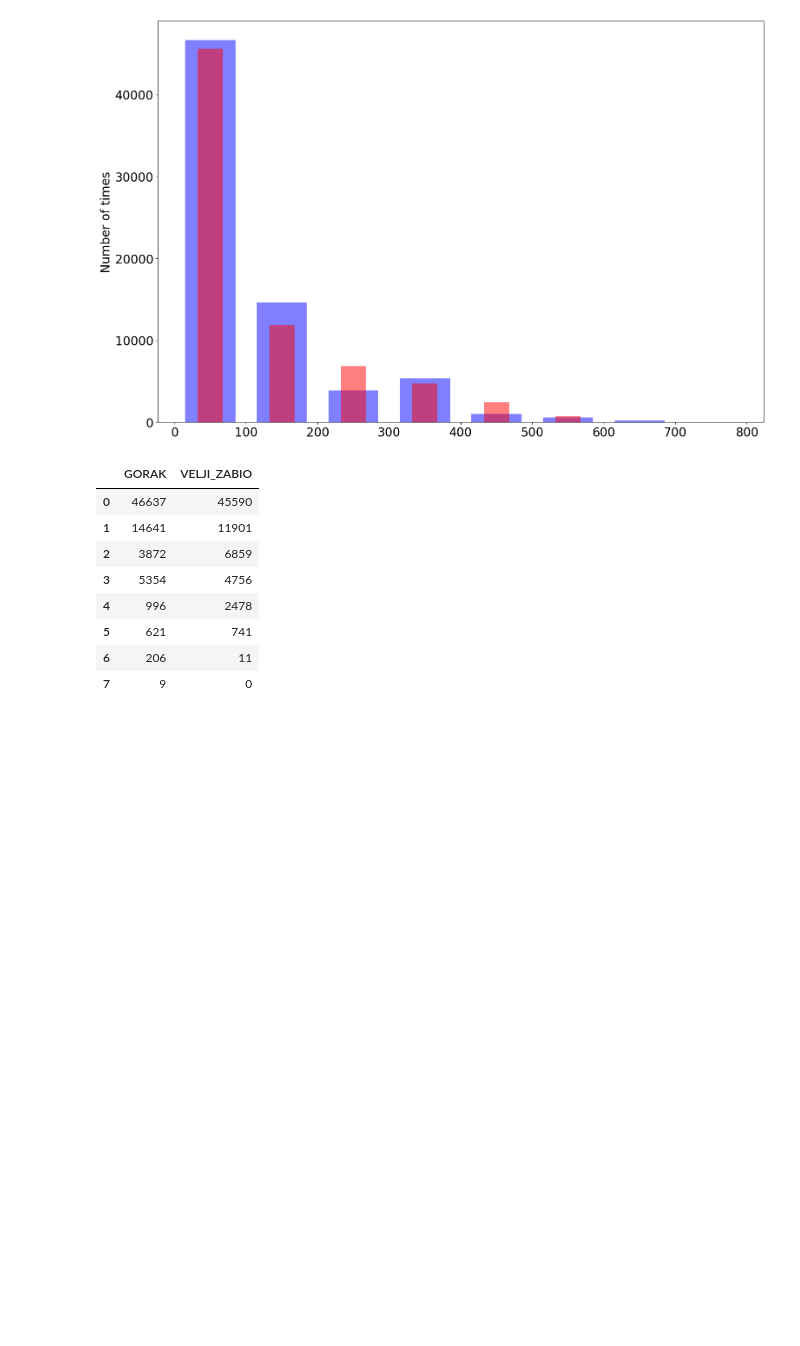
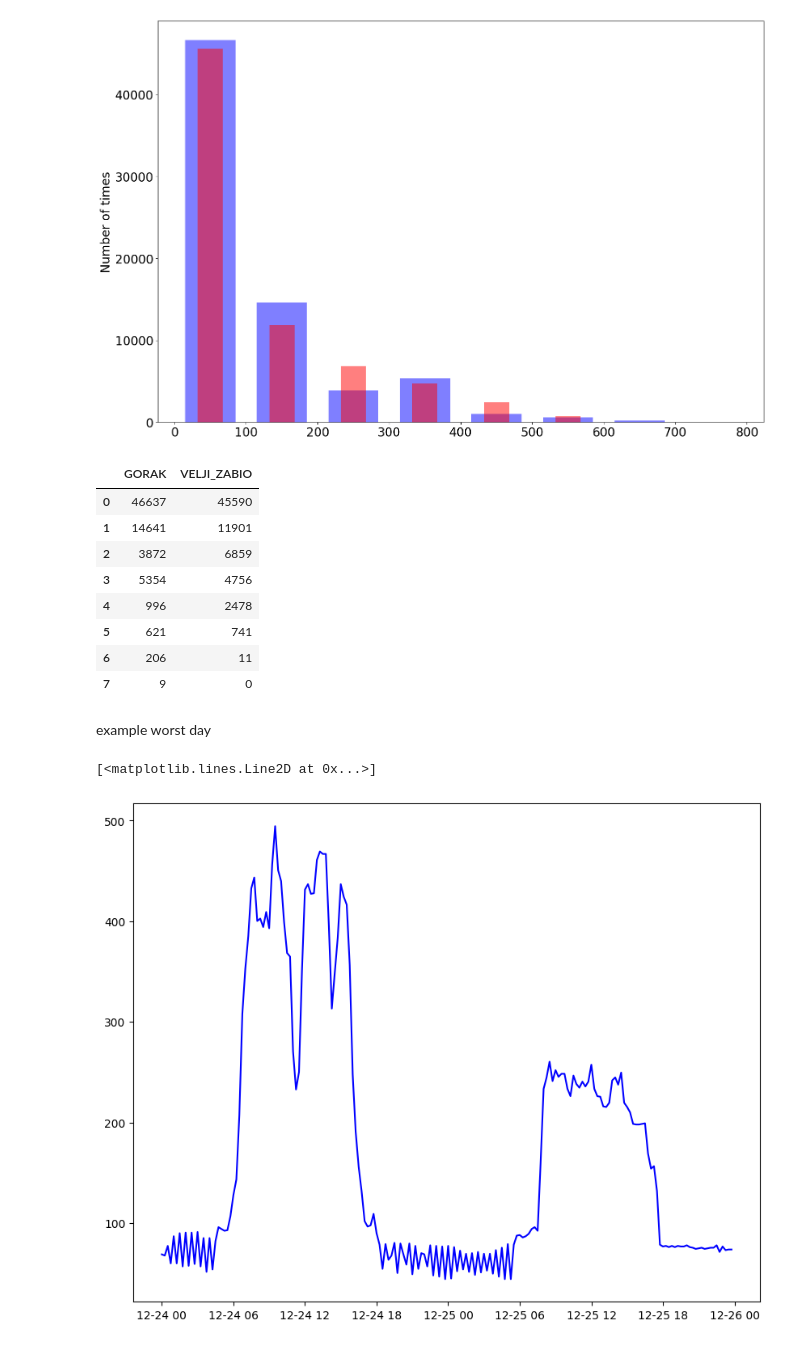
Before and after one commit to TamaraCuric/Euromix, a Jupyter notebook: euromix_gorak_velji_zabio.ipynb, the cells around one changed output. Saved outputs shown, nothing was run; the diff lists cells and outputs as text; code cells hidden in the pictures; blank space fills up the shorter version.

Commit message:
added worst day diagram

```diff
--- a/euromix_gorak_velji_zabio.ipynb
+++ b/euromix_gorak_velji_zabio.ipynb
@@ -80,3 +80,12 @@ counts
 | 5 | 621 | 741 |
 | 6 | 206 | 11 |
 | 7 | 9 | 0 |
+# %% [markdown]
+example worst day
+# %%
+fig, (ax1) = plt.subplots(1,1)
+fig.set_size_inches(10,8)
+plt.plot(data_Bar['VELJI_ZABIO_power_[kW]']['2022-12-24':'2022-12-25'],'b')
+# %% [output]
+[<matplotlib.lines.Line2D at 0x...>]
+[figure, added]
```
Also changed, not shown: parts of 1 cell of this notebook.
